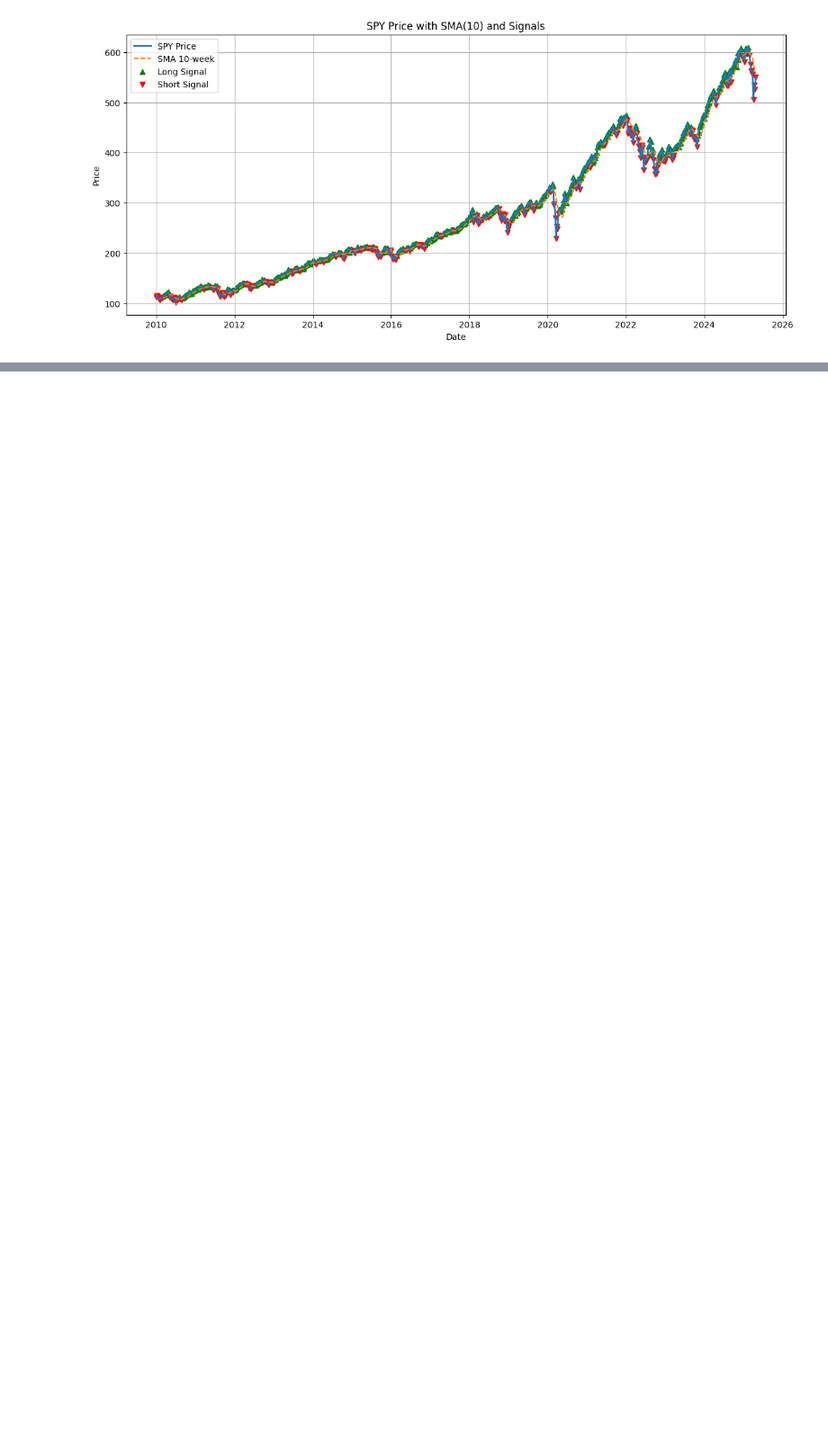
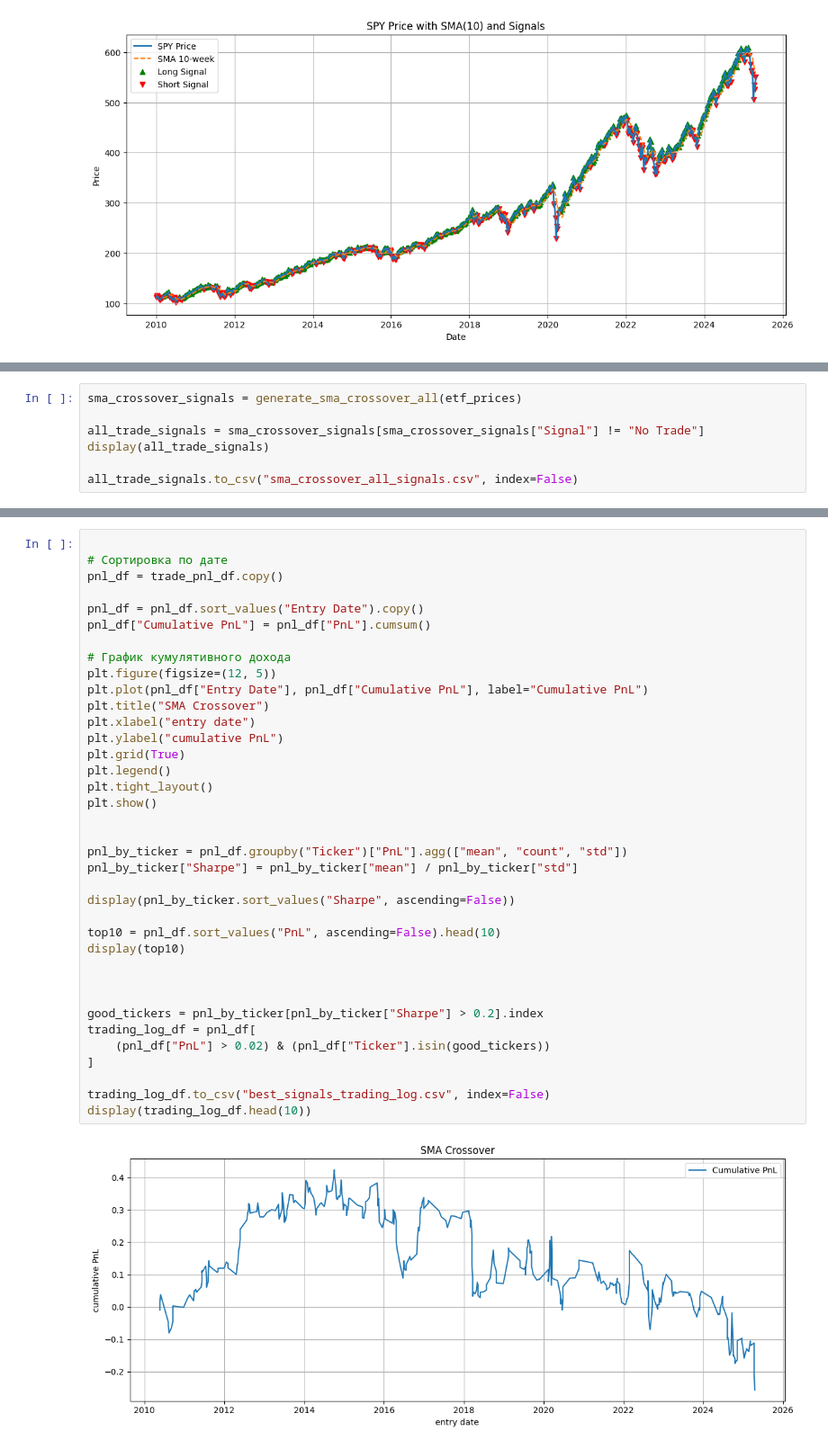
Before and after one commit to galimus/Trading-game, a Jupyter notebook: Trading_game_strategies.ipynb, the cells around one changed output, grey strips where cells are left out. Shown at 90% size. Saved outputs shown, nothing was run; the diff lists cells and outputs as text; blank space fills up the shorter version.

```diff
--- a/Trading_game_strategies.ipynb
+++ b/Trading_game_strategies.ipynb
@@ -89,0 +169,7 @@ plt.show()
+# %%
+sma_crossover_signals = generate_sma_crossover_all(etf_prices)
+
+all_trade_signals = sma_crossover_signals[sma_crossover_signals["Signal"] != "No Trade"]
+display(all_trade_signals)
+
+all_trade_signals.to_csv("sma_crossover_all_signals.csv", index=False)
@@ -89,0 +249,39 @@ plt.show()
+# %%
+
+# Сортировка по дате
+pnl_df = trade_pnl_df.copy()
+
+pnl_df = pnl_df.sort_values("Entry Date").copy()
+pnl_df["Cumulative PnL"] = pnl_df["PnL"].cumsum()
+
+# График кумулятивного дохода
+plt.figure(figsize=(12, 5))
+plt.plot(pnl_df["Entry Date"], pnl_df["Cumulative PnL"], label="Cumulative PnL")
+plt.title("SMA Crossover")
+plt.xlabel("entry date")
+plt.ylabel("cumulative PnL")
+plt.grid(True)
+plt.legend()
+plt.tight_layout()
+plt.show()
+
+
+pnl_by_ticker = pnl_df.groupby("Ticker")["PnL"].agg(["mean", "count", "std"])
+pnl_by_ticker["Sharpe"] = pnl_by_ticker["mean"] / pnl_by_ticker["std"]
+
+display(pnl_by_ticker.sort_values("Sharpe", ascending=False))
+
+top10 = pnl_df.sort_values("PnL", ascending=False).head(10)
+display(top10)
+
+
+
+good_tickers = pnl_by_ticker[pnl_by_ticker["Sharpe"] > 0.2].index
+trading_log_df = pnl_df[
+    (pnl_df["PnL"] > 0.02) & (pnl_df["Ticker"].isin(good_tickers))
+]
+
+trading_log_df.to_csv("best_signals_trading_log.csv", index=False)
+display(trading_log_df.head(10))
+# %% [output]
+[figure, added]
```
Also changed, not shown: parts of 13 cells of this notebook, 2 other files.
